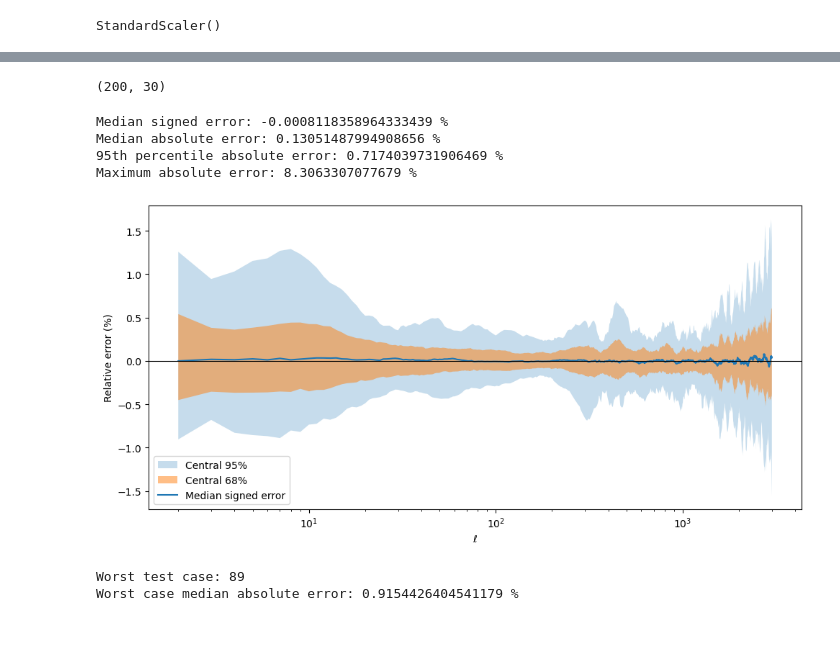
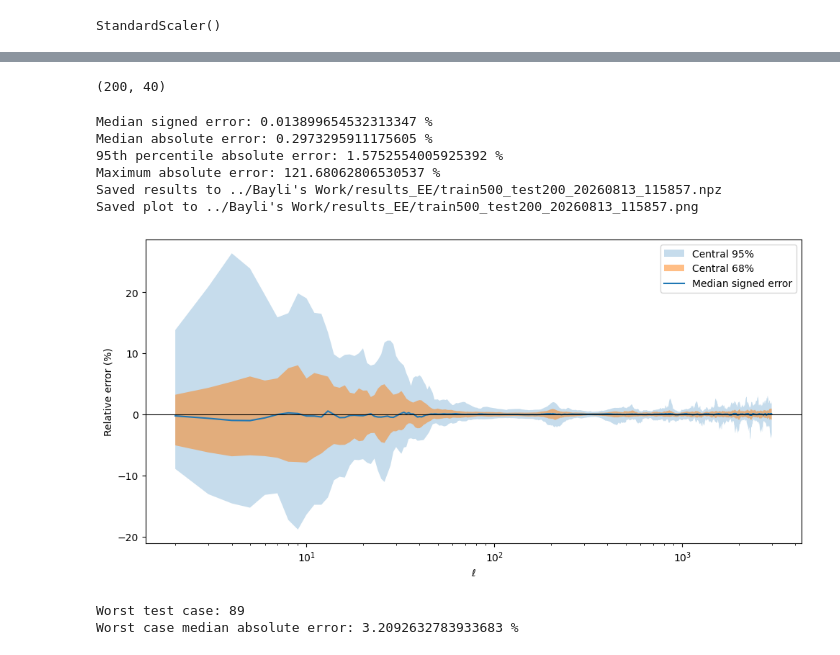
Before and after one commit to joaoreboucas1/hackathon_cmb_emulator, a Jupyter notebook: Bayli's Work/train_bayli.ipynb, the cells around one changed output, grey strips where cells are left out. Saved outputs shown, nothing was run; the diff lists cells and outputs as text; code cells hidden in the pictures.

Commit message:
change around results, EE and TT

```diff
--- a/Bayli's Work/train_bayli.ipynb
+++ b/Bayli's Work/train_bayli.ipynb
@@ -85,23 +85,23 @@ _ = plt.title("Gaussian process regression on noise-free dataset")
 # %% [markdown]
 ## CMB Dataset
 # %%
-NUM_TRAIN_SAMPLES = 300
+NUM_TRAIN_SAMPLES = 512
 NUM_TEST_SAMPLES = 200
 NUM_ELL = 2999
 
 ell = np.arange(2, 3001)
 factor = ell*(ell+1)/(2*np.pi)
-train_cosmologies = np.loadtxt("../data/train_300/cosmologies.txt", max_rows=NUM_TRAIN_SAMPLES)
+train_cosmologies = np.loadtxt("../data/train_512_sobol/cosmologies.txt", max_rows=NUM_TRAIN_SAMPLES)
 test_cosmologies = np.loadtxt("../data/test_200/cosmologies.txt", max_rows=NUM_TEST_SAMPLES)
 train_cls = np.zeros((NUM_TRAIN_SAMPLES, NUM_ELL))
 test_cls  = np.empty((NUM_TEST_SAMPLES, NUM_ELL))
 
 for i in range(1, NUM_TRAIN_SAMPLES+1):
-    cl_tt, cl_te, cl_ee = np.loadtxt(f"../data/train_300/cl_{i}.txt", unpack=True)
-    train_cls[i-1] = cl_tt
+    cl_tt, cl_te, cl_ee = np.loadtxt(f"../data/train_512_sobol/cl_{i}.txt", unpack=True)
+    train_cls[i-1] = cl_ee
 
 for i in range(1, NUM_TEST_SAMPLES+1):
     cl_tt, cl_te, cl_ee = np.loadtxt(f"../data/test_200/cl_{i}.txt", unpack=True)
-    test_cls[i-1] = cl_tt
+    test_cls[i-1] = cl_ee
 # %% [output]
 Please see the 1.23 release notes for an example on how to do this.  If you wish to ignore this warning, use `warnings.filterwarnings`.  This warning is expected to be removed in the future and is giv ...
@@ -112,7 +112,7 @@ Please see the 1.23 release notes for an example on how to do this.  If you wish
 # Thinning training sample
 # partial_indices = np.random.choice(np.arange(NUM_TRAIN_SAMPLES), size=1000, replace = False)
 train_cosmologies_partial = train_cosmologies
-train_cls_partial         = train_cls/factor
+train_cls_partial         = train_cls/factor[None,:]
 print(train_cosmologies_partial.shape)
 print(train_cls_partial.shape)
 # %% [output]
@@ -141,7 +141,7 @@ scaler_logcls.fit(train_logcls_partial)
 StandardScaler()
 # %%
 # PCA
-pca = PCA(n_components=30, svd_solver='randomized', iterated_power =3, random_state = 42)
+pca = PCA(n_components=40, svd_solver='randomized', iterated_power =3, random_state = 42)
 train_pcs = pca.fit_transform(scaler_logcls.transform(train_logcls_partial))
 scaler_pcs = StandardScaler().fit(train_pcs)
 # %%
@@ -233,6 +237,7 @@ array([-0.00180405, -0.06954156, -0.40541772, -0.0073975 ,  0.0793229 ,
 # %%
 # Convert the true test D_l spectra to C_l
-test_cls_for_pca = test_cls / factor
+As1e10_test = np.exp(test_cosmologies[:,3])
+test_cls_for_pca = (test_cls / factor[None,:])
 
 # Apply exactly the same output transformations used in training
 test_logcls = np.log(test_cls_for_pca)
@@ -242,7 +247,7 @@ test_pcs_scaled = scaler_pcs.transform(test_pcs)
 
 print(test_pcs_scaled.shape)
 # %% [output]
-(200, 30)
+(200, 40)
 # %%
 def predict(x):
     x_input = np.asarray(x)[None,:]
@@ -265,6 +270,7 @@ def predict(x):
 
     pred_cl = np.exp(pred_logcls)[0]
 
+    As = np.exp(np.asarray(x)[3])
     pred_dl = pred_cl * factor
     return pred_dl
 # %%
@@ -274,60 +280,62 @@ from pathlib import Path
 errors = np.empty((NUM_TEST_SAMPLES, NUM_ELL))
 for i in range(NUM_TEST_SAMPLES):
     truth = test_cls[i]
     pred = predict(test_cosmologies[i])
     errors[i] = 100 * (pred - truth) / truth  # percent error
 errors = np.array(errors)
 absolute_errors = np.abs(errors)
 print("Median signed error:", np.median(errors), "%")
 print("Median absolute error:", np.median(absolute_errors), "%")
 print("95th percentile absolute error:", np.percentile(absolute_errors, 95), "%")
 print("Maximum absolute error:", np.max(absolute_errors), "%")
 
 median = np.median(errors, axis=0)
 p025, p975 = np.percentile(errors, [2.5, 97.5], axis=0)
 p16, p84 = np.percentile(errors, [16, 84], axis=0)
 worst = np.max(absolute_errors, axis=0)
 
 fig, ax = plt.subplots(figsize=(10, 5))
 ax.fill_between(ell, p025, p975, alpha=0.25, label="Central 95%")
 ax.fill_between(ell, p16, p84, alpha=0.50, label="Central 68%")
 ax.plot(ell, median, label="Median signed error")
 ax.axhline(0, color="black", linewidth=0.8)
 ax.set_xscale("log")
 ax.set_xlabel(r"$\ell$")
 ax.set_ylabel("Relative error (%)")
 ax.legend()
 fig.tight_layout()
 
-# results_dir = Path("../results")
-# results_dir.mkdir(parents=True, exist_ok=True)
-# run_id = datetime.now().strftime("%Y%m%d_%H%M%S")
-# run_name = f"train300_test200_{run_id}"
+results_dir = Path("../Bayli's Work/results_EE")
+results_dir.mkdir(parents=True, exist_ok=True)
+run_id = datetime.now().strftime("%Y%m%d_%H%M%S")
+run_name = f"train512sobol_test200_{run_id}"
 
-# np.savez_compressed(
-#     results_dir / f"{run_name}.npz",
-#     ell=ell,
-#     errors=errors,
-#     absolute_errors=absolute_errors,
-#     median=median,
-#     p025=p025,
-#     p975=p975,
-#     p16=p16,
-#     p84=p84,
-#     worst=worst,
-#     test_cosmologies=test_cosmologies,
-#     test_cls=test_cls,
-# )
-# plot_path = results_dir / f"{run_name}.png"
-# fig.savefig(plot_path, dpi=200, bbox_inches="tight")
-# print(f"Saved results to {results_dir / f'{run_name}.npz'}")
-# print(f"Saved plot to {plot_path}")
+np.savez_compressed(
+    results_dir / f"{run_name}.npz",
+    ell=ell,
+    errors=errors,
+    absolute_errors=absolute_errors,
+    median=median,
+    p025=p025,
+    p975=p975,
+    p16=p16,
+    p84=p84,
+    worst=worst,
+    test_cosmologies=test_cosmologies,
+    test_cls=test_cls,
+)
+plot_path = results_dir / f"{run_name}.png"
+fig.savefig(plot_path, dpi=200, bbox_inches="tight")
+print(f"Saved results to {results_dir / f'{run_name}.npz'}")
+print(f"Saved plot to {plot_path}")
 # %% [output]
-Median signed error: -0.0008118358964333439 %
-Median absolute error: 0.13051487994908656 %
-95th percentile absolute error: 0.7174039731906469 %
-Maximum absolute error: 8.3063307077679 %
+Median signed error: 0.013899654532313347 %
+Median absolute error: 0.2973295911175605 %
+95th percentile absolute error: 1.5752554005925392 %
+Maximum absolute error: 121.68062806530537 %
+Saved results to ../Bayli's Work/results_EE/train500_test200_20260813_115857.npz
+Saved plot to ../Bayli's Work/results_EE/train500_test200_20260813_115857.png
-[figure, old version]
+[figure, new version]
 # %%
 case_mae = np.median(absolute_errors, axis=1)
 
@@ -335,5 +343,5 @@ print("Worst test case:", np.argmax(case_mae))
 print("Worst case median absolute error:", np.max(case_mae), "%")
 # %% [output]
 Worst test case: 89
-Worst case median absolute error: 0.9154426404541179 %
+Worst case median absolute error: 3.2092632783933683 %
 # %%
```
Also changed, not shown: parts of 15 cells of this notebook, 18 other files.
